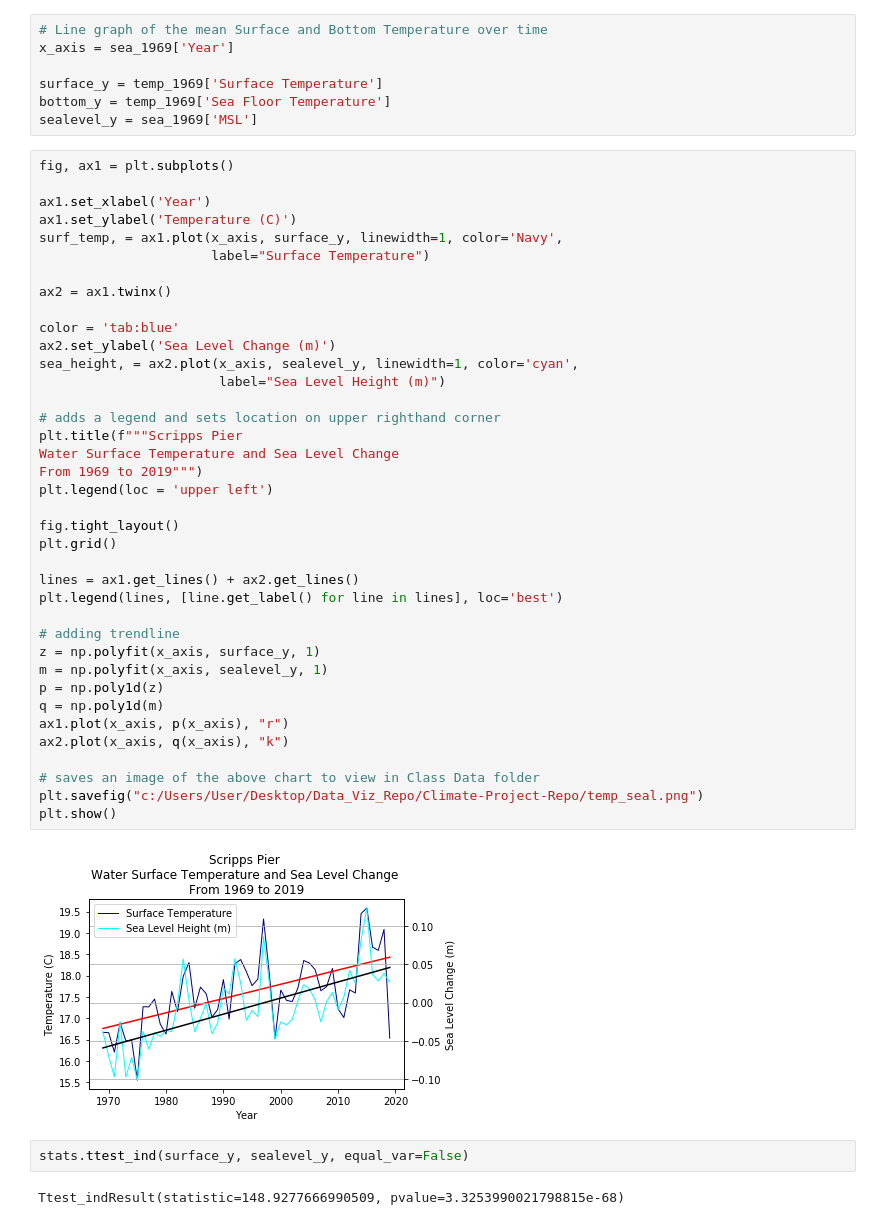
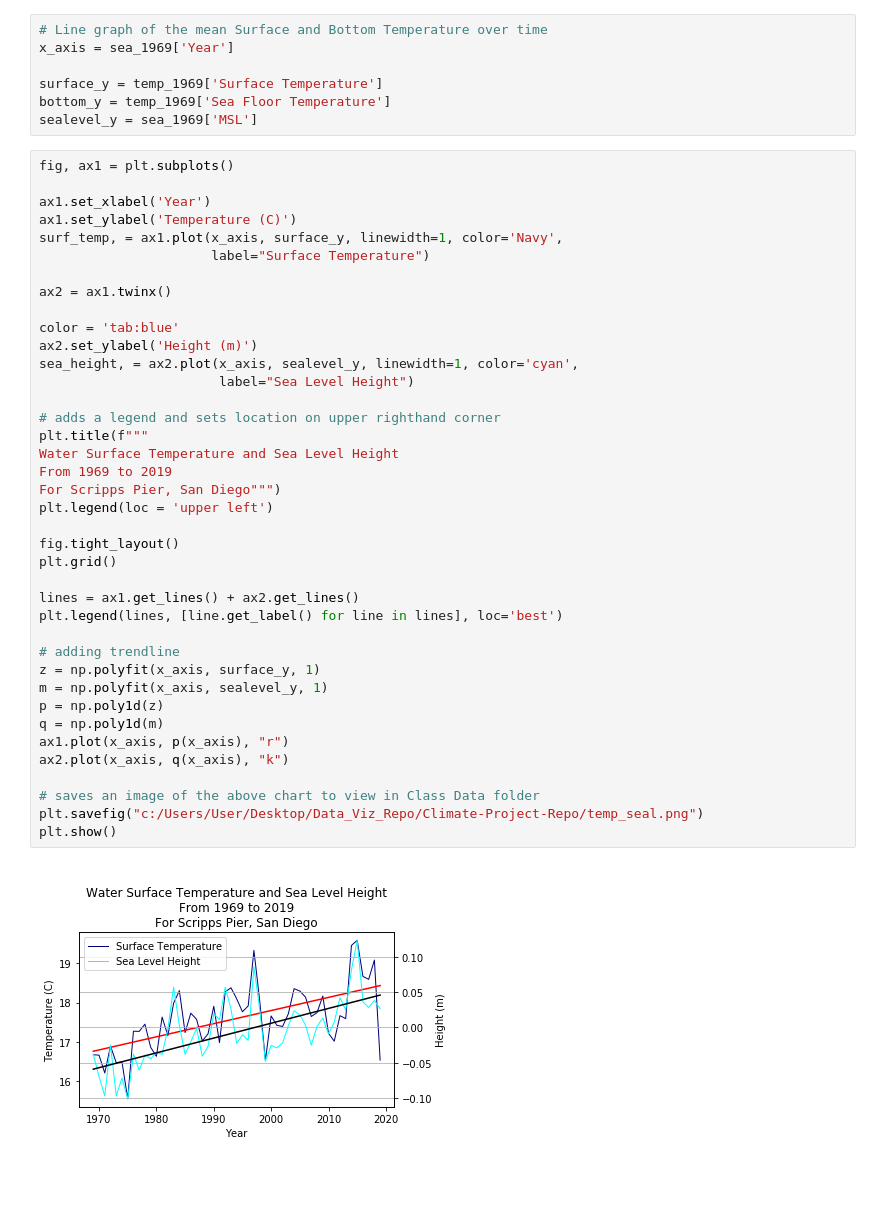
Before and after one commit to giantmagellan/sandiego-climate-analysis, a Jupyter notebook: climate_a.ipynb, the cells around one changed output. Saved outputs shown, nothing was run; the diff lists cells and outputs as text; blank space fills up the shorter version.

```diff
--- a/climate_a.ipynb
+++ b/climate_a.ipynb
@@ -207,40 +207,37 @@ ax1.set_xlabel('Year')
 ax1.set_ylabel('Temperature (C)')
 surf_temp, = ax1.plot(x_axis, surface_y, linewidth=1, color='Navy',
                       label="Surface Temperature")
 
 ax2 = ax1.twinx()
 
 color = 'tab:blue'
-ax2.set_ylabel('Sea Level Change (m)')
+ax2.set_ylabel('Height (m)')
 sea_height, = ax2.plot(x_axis, sealevel_y, linewidth=1, color='cyan',
-                       label="Sea Level Height (m)")
+                       label="Sea Level Height")
 
 # adds a legend and sets location on upper righthand corner
-plt.title(f"""Scripps Pier
-Water Surface Temperature and Sea Level Change
-From 1969 to 2019""")
+plt.title(f"""
+Water Surface Temperature and Sea Level Height
+From 1969 to 2019
+For Scripps Pier, San Diego""")
 plt.legend(loc = 'upper left')
 
 fig.tight_layout()
 plt.grid()
 
 lines = ax1.get_lines() + ax2.get_lines()
 plt.legend(lines, [line.get_label() for line in lines], loc='best')
 
 # adding trendline
 z = np.polyfit(x_axis, surface_y, 1)
 m = np.polyfit(x_axis, sealevel_y, 1)
 p = np.poly1d(z)
 q = np.poly1d(m)
 ax1.plot(x_axis, p(x_axis), "r")
 ax2.plot(x_axis, q(x_axis), "k")
 
 # saves an image of the above chart to view in Class Data folder
 plt.savefig("c:/Users/User/Desktop/Data_Viz_Repo/Climate-Project-Repo/temp_seal.png")
 plt.show()
 # %% [output]
-[figure, old version]
+[figure, new version]
-# %%
-stats.ttest_ind(surface_y, sealevel_y, equal_var=False)
-# %% [output]
-Ttest_indResult(statistic=148.9277666990509, pvalue=3.3253990021798815e-68)
```
Also changed, not shown: parts of 1 cell of this notebook, 1 other file.
